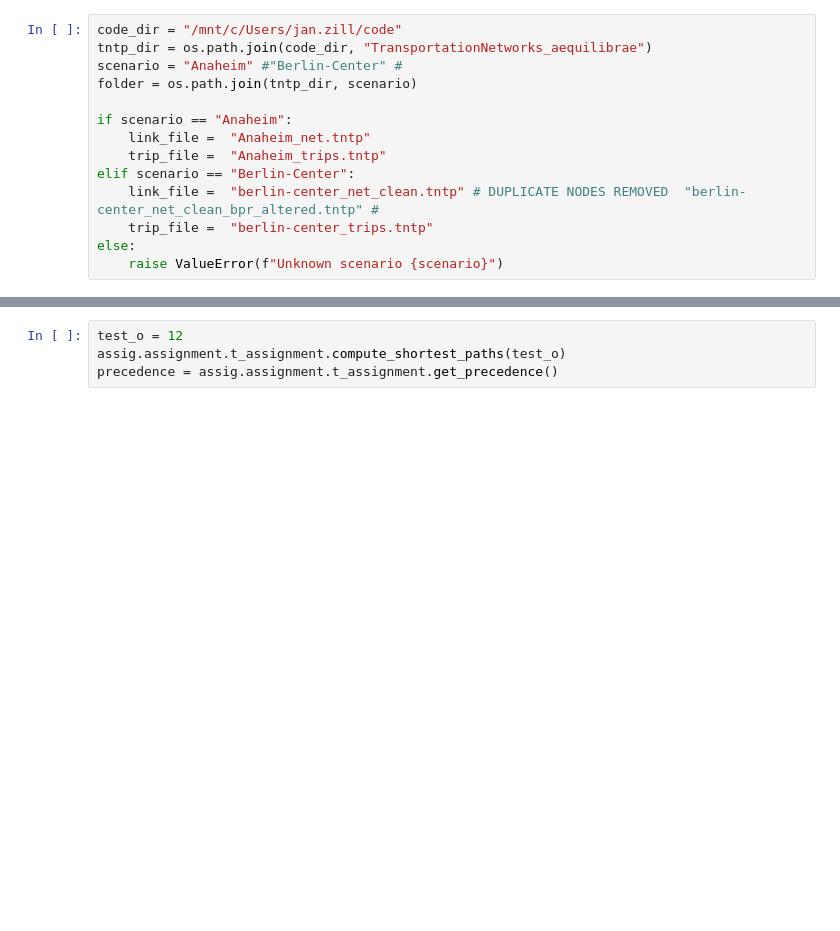
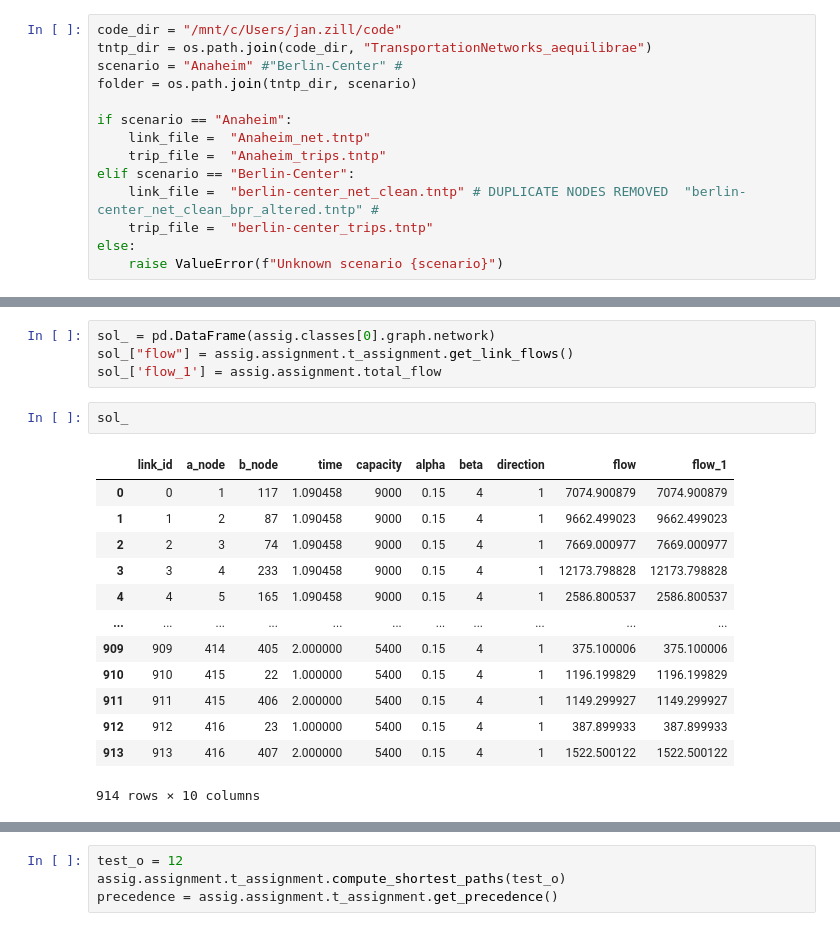
Before and after one commit to AequilibraE/aequilibrae, a Jupyter notebook: jupyter_development/integrate_shortest_path.ipynb, the cells around one changed output, grey strips where cells are left out. Drawn from its saved outputs; the diff is of its cells as text; blank space fills up the shorter version.

```diff
--- a/jupyter_development/integrate_shortest_path.ipynb
+++ b/jupyter_development/integrate_shortest_path.ipynb
@@ -93,0 +94,20 @@ Wall time: 300 ms
+# %%
+sol_ = pd.DataFrame(assig.classes[0].graph.network)
+sol_["flow"] = assig.assignment.t_assignment.get_link_flows()
+sol_['flow_1'] = assig.assignment.total_flow
+# %%
+sol_
+# %% [output]
+|  | link_id | a_node | b_node | time | capacity | alpha | beta | direction | flow | flow_1 |
+| 0 | 0 | 1 | 117 | 1.090458 | 9000 | 0.15 | 4 | 1 | 7074.900879 | 7074.900879 |
+| 1 | 1 | 2 | 87 | 1.090458 | 9000 | 0.15 | 4 | 1 | 9662.499023 | 9662.499023 |
+| 2 | 2 | 3 | 74 | 1.090458 | 9000 | 0.15 | 4 | 1 | 7669.000977 | 7669.000977 |
+| 3 | 3 | 4 | 233 | 1.090458 | 9000 | 0.15 | 4 | 1 | 12173.798828 | 12173.798828 |
+| 4 | 4 | 5 | 165 | 1.090458 | 9000 | 0.15 | 4 | 1 | 2586.800537 | 2586.800537 |
+| ... | ... | ... | ... | ... | ... | ... | ... | ... | ... | ... |
+| 909 | 909 | 414 | 405 | 2.000000 | 5400 | 0.15 | 4 | 1 | 375.100006 | 375.100006 |
+| 910 | 910 | 415 | 22 | 1.000000 | 5400 | 0.15 | 4 | 1 | 1196.199829 | 1196.199829 |
+| 911 | 911 | 415 | 406 | 2.000000 | 5400 | 0.15 | 4 | 1 | 1149.299927 | 1149.299927 |
+| 912 | 912 | 416 | 23 | 1.000000 | 5400 | 0.15 | 4 | 1 | 387.899933 | 387.899933 |
+| 913 | 913 | 416 | 407 | 2.000000 | 5400 | 0.15 | 4 | 1 | 1522.500122 | 1522.500122 |
+914 rows × 10 columns
```
Also changed, not shown: parts of 10 cells of this notebook, 2 other files.
